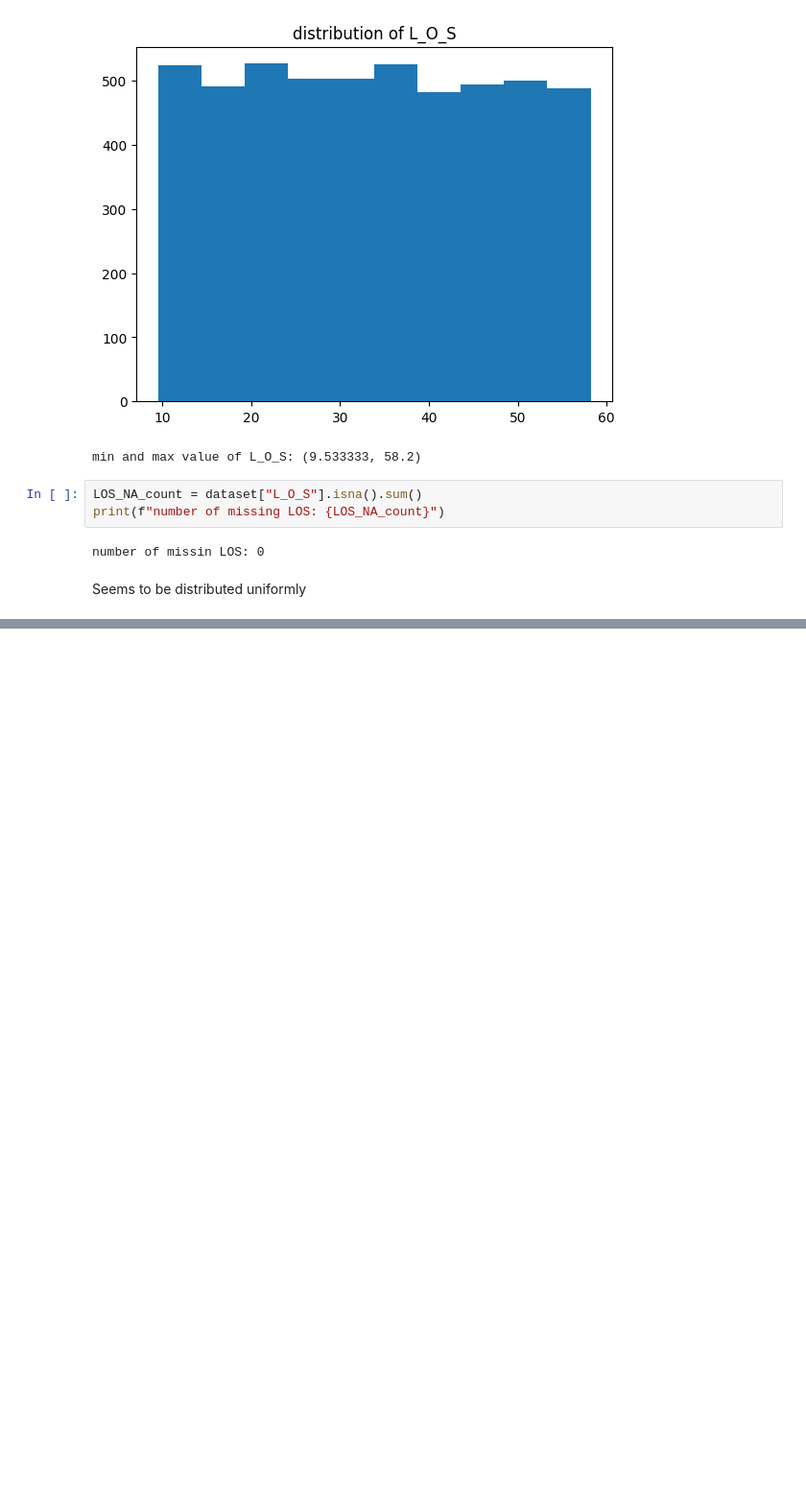
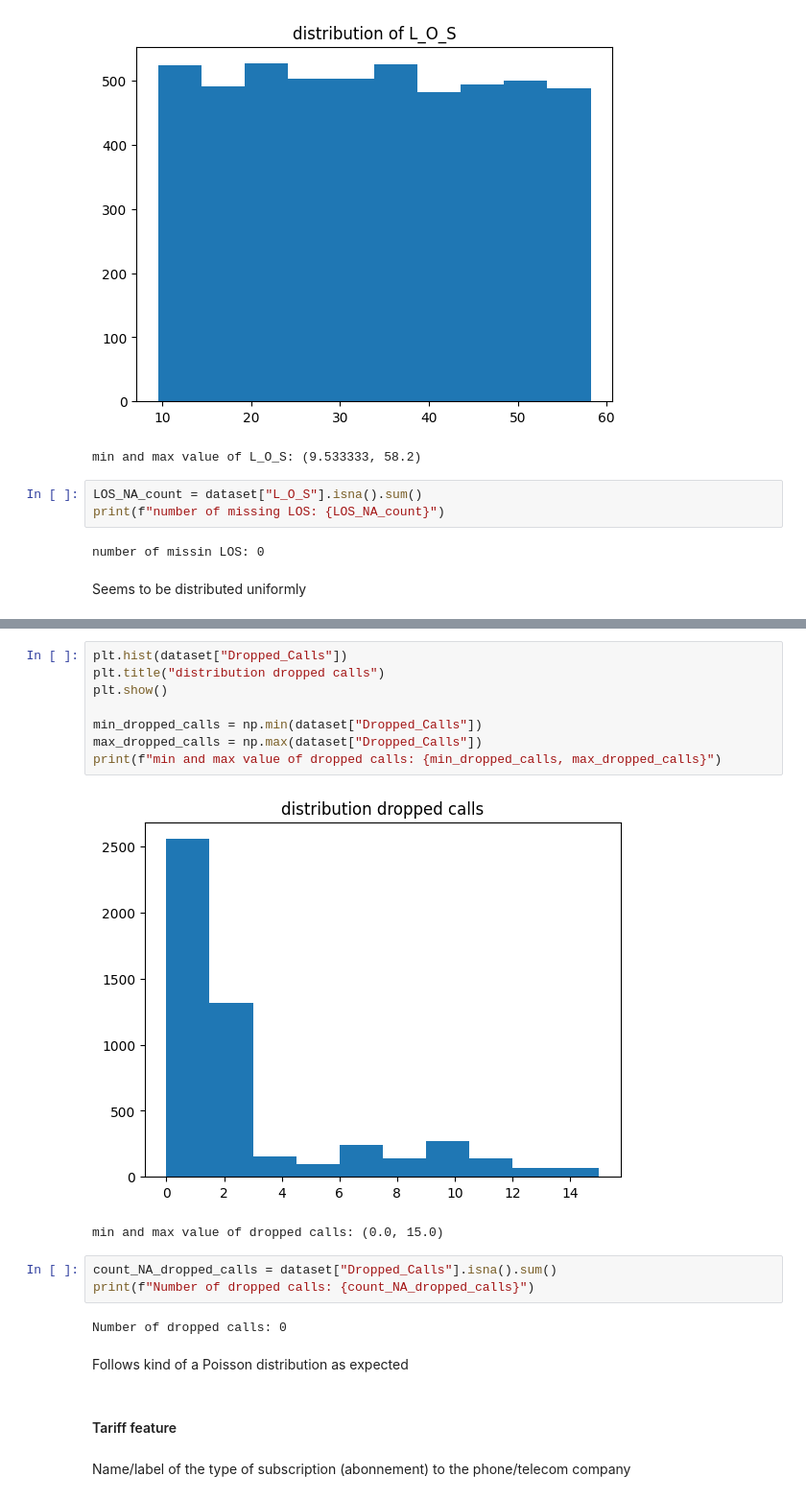
Before and after one commit to Yiannis7918/Advanced_Analytics_2024, a Jupyter notebook: Assignment_1/Scripts_Greg/Exploration_dataset.ipynb, the cells around one changed output, grey strips where cells are left out. Shown at 96% size. Saved outputs shown, nothing was run; the diff lists cells and outputs as text; blank space fills up the shorter version.

```diff
--- a/Assignment_1/Scripts_Greg/Exploration_dataset.ipynb
+++ b/Assignment_1/Scripts_Greg/Exploration_dataset.ipynb
@@ -274,0 +292,22 @@ Seems to be distributed uniformly
+# %%
+plt.hist(dataset["Dropped_Calls"])
+plt.title("distribution dropped calls")
+plt.show()
+
+min_dropped_calls = np.min(dataset["Dropped_Calls"])
+max_dropped_calls = np.max(dataset["Dropped_Calls"])
+print(f"min and max value of dropped calls: {min_dropped_calls, max_dropped_calls}")
+# %% [output]
+[figure, added]
+min and max value of dropped calls: (0.0, 15.0)
+# %%
+count_NA_dropped_calls = dataset["Dropped_Calls"].isna().sum()
+print(f"Number of dropped calls: {count_NA_dropped_calls}")
+# %% [output]
+Number of dropped calls: 0
+# %% [markdown]
+Follows kind of a Poisson distribution as expected
+# %% [markdown]
+<h4>Tariff feature </h4>
+# %% [markdown]
+Name/label of the type of subscription (abonnement) to the phone/telecom company
```
Also changed, not shown: parts of 25 cells of this notebook.
